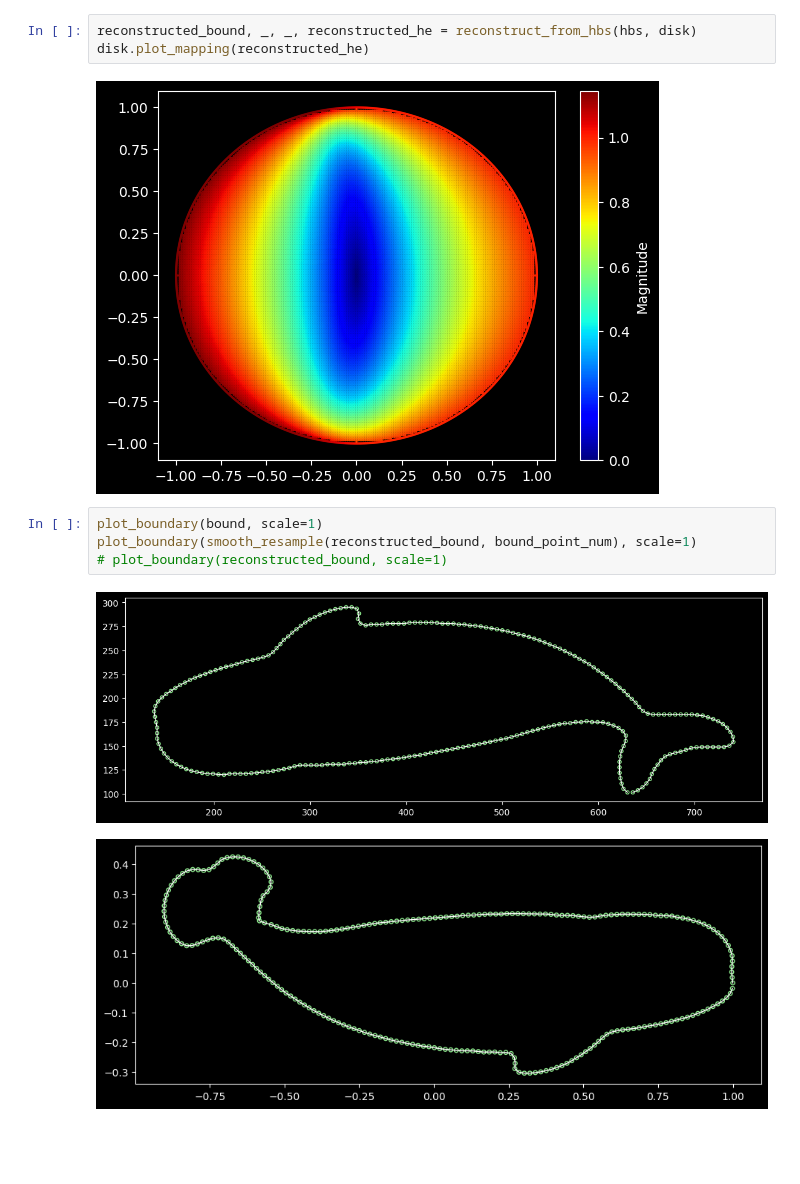
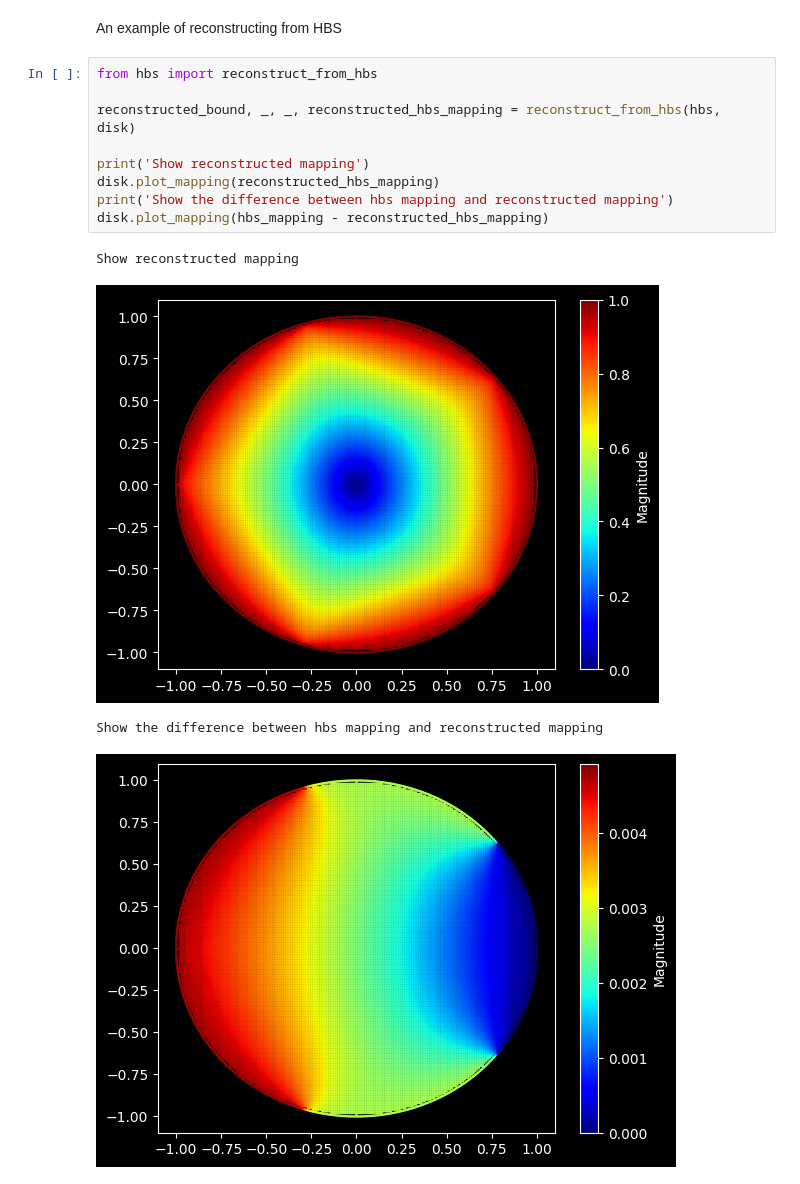
Before and after one commit to ChanceAroundYou/hbs_python, a Jupyter notebook: example.ipynb, the cells around one changed output. Cells and saved outputs as stored; diff of their text form; blank space fills up the shorter version.

```diff
--- a/example.ipynb
+++ b/example.ipynb
@@ -19,12 +39,16 @@ disk.plot_mapping(he)
-# %%
-reconstructed_bound, _, _, reconstructed_he = reconstruct_from_hbs(hbs, disk)
-disk.plot_mapping(reconstructed_he)
-# %% [output]
-[figure, removed]
-# %%
-plot_boundary(bound, scale=1)
-plot_boundary(smooth_resample(reconstructed_bound, bound_point_num), scale=1)
-# plot_boundary(reconstructed_bound, scale=1)
-# %% [output]
-[figure, removed]
-[figure, removed]
+# %% [markdown]
+An example of reconstructing from HBS
+# %%
+from hbs import reconstruct_from_hbs
+
+reconstructed_bound, _, _, reconstructed_hbs_mapping = reconstruct_from_hbs(hbs, disk)
+
+print('Show reconstructed mapping')
+disk.plot_mapping(reconstructed_hbs_mapping)
+print('Show the difference between hbs mapping and reconstructed mapping')
+disk.plot_mapping(hbs_mapping - reconstructed_hbs_mapping)
+# %% [output]
+Show reconstructed mapping
+[figure, added]
+Show the difference between hbs mapping and reconstructed mapping
+[figure, added]
```
Also changed, not shown: parts of 7 cells of this notebook, 20 other files.
